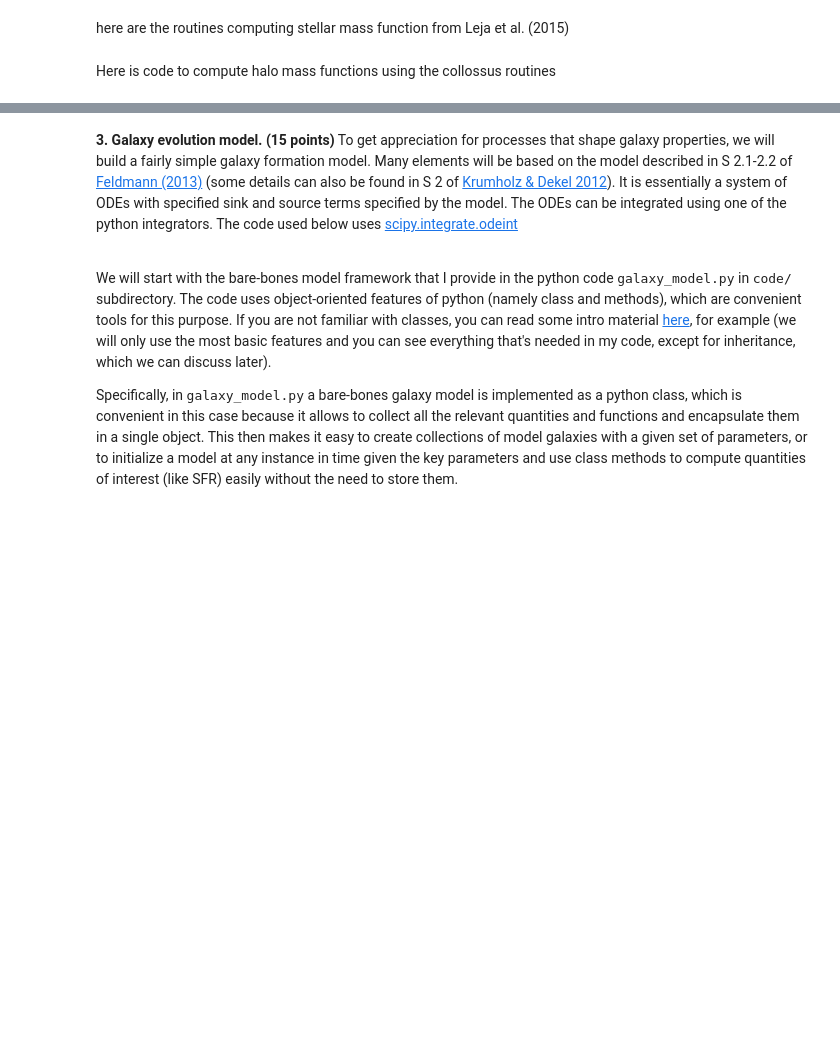
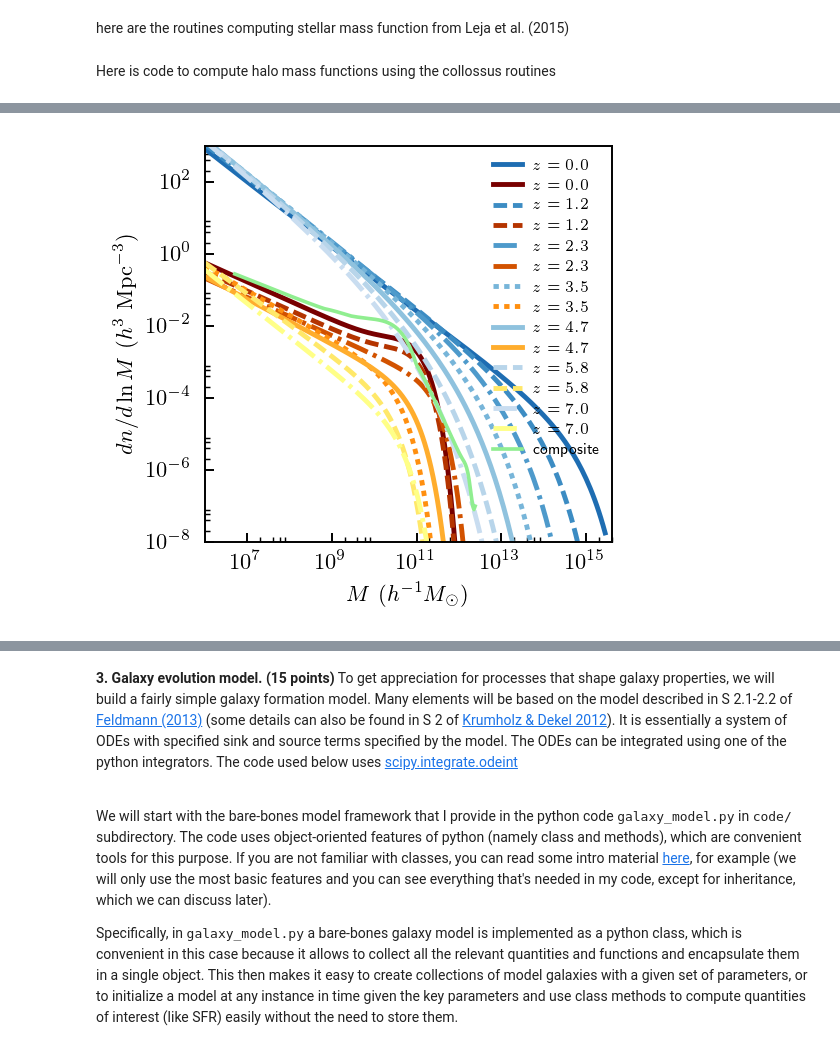
Before and after one commit to tjhoyt/galaxies_hw, a Jupyter notebook: hw4_hoyt_taylor.ipynb, the cells around one changed output, grey strips where cells are left out. Drawn from its saved outputs; the diff is of its cells as text; code cells hidden in the pictures; blank space fills up the shorter version.

```diff
--- a/hw4_hoyt_taylor.ipynb
+++ b/hw4_hoyt_taylor.ipynb
@@ -388,0 +519,94 @@ def fsub(mh, z):
+# %%
+import numpy as np
+from matplotlib import pyplot as plt
+import math
+from scipy.interpolate import UnivariateSpline
+import matplotlib.cm as cm
+import matplotlib.colors as colors
+
+def nmstz(ms, z):
+    """
+    compute analytic double Schechter representation of the observed stellar mass function as a function
+    of redshift using calibration of Leja et al. 2015, 798, 115 (see eqs in their S 2)
+    note that this calibration is for 3<z<0 - I checked it gives grossly incorrect results at z>3
+
+    input: ms - array of stellar masses
+            z - redshift
+    output: dn/dlog10(M*) in dex^-1 Mpc^-3
+    """
+    if z <= 3.0:
+        z2 = z * z; lms = np.log10(ms)
+        lphi1 = -2.46 + 0.07*z - 0.28*z2
+        lphi2 = -3.11 - 0.18*z - 0.03*z2
+        lmst  = 10.72 - 0.13*z + 0.11*z2
+        mst = np.power(10.,lmst); mus = ms/mst
+        a1 = -0.39; a2 = -1.53
+        nmstz = np.log(10.)*np.exp(-mus)*(mus)*(10.**lphi1*mus**a1+10.**lphi2*mus**a2)
+    else:
+        """
+        high-z SMF estimates from CANDELS and S-CANDELS from the talk by Song
+        http://www.astrodeep.eu/wp-content/uploads/2015/02/MSong.sesto_.Jan2015.pdf
+        """
+        z_h     = [4.0, 5.0, 6.0, 7.0]
+        lmst_z  = [10.68, 10.58, 10.22, 10.45]
+        ah_z    = [-1.59, -1.68, -1.89, -1.93]
+        lphi_z = [-3.77, -3.99, -4.34, -4.94]
+
+        lmst  = UnivariateSpline(z_h, lmst_z)
+        ahz   = UnivariateSpline(z_h, ah_z)
+        lphiz = UnivariateSpline(z_h, lphi_z)
+        a = ahz(z); mst = np.power(10., lmst(z))
+        phiz = np.power(10.,lphiz(z))
+        mus = ms/mst
+        nmstz = np.log(10.)*phiz*np.exp(-mus)*(mus)**(a + 1.0)
+
+    return nmstz
+
+
+lms = np.arange(6., 12.6, 0.01)
+ms = np.power(10., lms)
+
+fig = plt.figure(figsize = (3,3))
+plt.xlabel(r'$M\ (h^{-1} M_{\odot})$')
+plt.ylabel(r'$dn/d\ln M\ (h^3\ \rm Mpc^{-3})$')
+plt.yscale('log')
+plt.xscale('log')
+plt.xlim(1.e6, 4.e15)
+plt.ylim(1.e-8,1.e3)
+
+cnorm  = colors.Normalize(vmin=0, vmax=17)
+scalarmap = cm.ScalarMappable(norm=cnorm, cmap=cm.afmhot_r)
+
+zs = np.linspace(0., 7.0, 7)
+lstyles = ['-','--','-.',':','-','--','-.']
+nc = np.zeros_like(zs)
+for i, zd in enumerate(zs): nc[i] = np.int(40.0*(10.0-zd)/30.0)
+color1 = scalarmap.to_rgba(nc)
+
+cnorm  = colors.Normalize(vmin=0, vmax=17)
+scalarmap = cm.ScalarMappable(norm=cnorm, cmap=cm.Blues)
+
+nc = np.zeros_like(zs)
+for i, zd in enumerate(zs): nc[i] = np.int(40.*(10.0-zd)/30.0)
+color2 = scalarmap.to_rgba(nc)
+
+for i, z in enumerate(zs):
+    nu = cosmo.peakHeight(mh, z)
+    nup = np.sqrt(a_smt)*nu
+    dsdmz = dsdm*cosmo.growthFactor(z)
+    nsmt2 = A_smt*np.sqrt(2.0/np.pi)*cosmo.Om0*2.77e11/mh*(1.0+1./nup**(2.*q_smt))*nup*np.abs(dsdm)*np.exp(-0.5*nup**2)
+    plt.plot(mh, nsmt2, c=color2[i], ls=lstyles[i], linewidth=2.0, label=r'$z=%.1f$'%z)
+
+    phiLeja15 = nmstz(ms, z)
+    plt.plot(ms, phiLeja15, c=color1[i], ls=lstyles[i], linewidth=2.0, label=r'$z=%.1f$'%z)
+
+    ### Make matching spline
+    mrev = ms[::-1]
+    nSMrev = phi[::-1]
+    matchspl = UnivariateSpline(nSMrev, mrev, s=0.0)
+
+plt.plot(m, phi, label = 'composite', color = 'lightgreen')
+plt.legend(frameon=False, loc='upper right', fontsize=6)
+plt.show()
+# %% [output]
+[figure, added]
```
Also changed, not shown: parts of 36 cells of this notebook, 2 other files.
